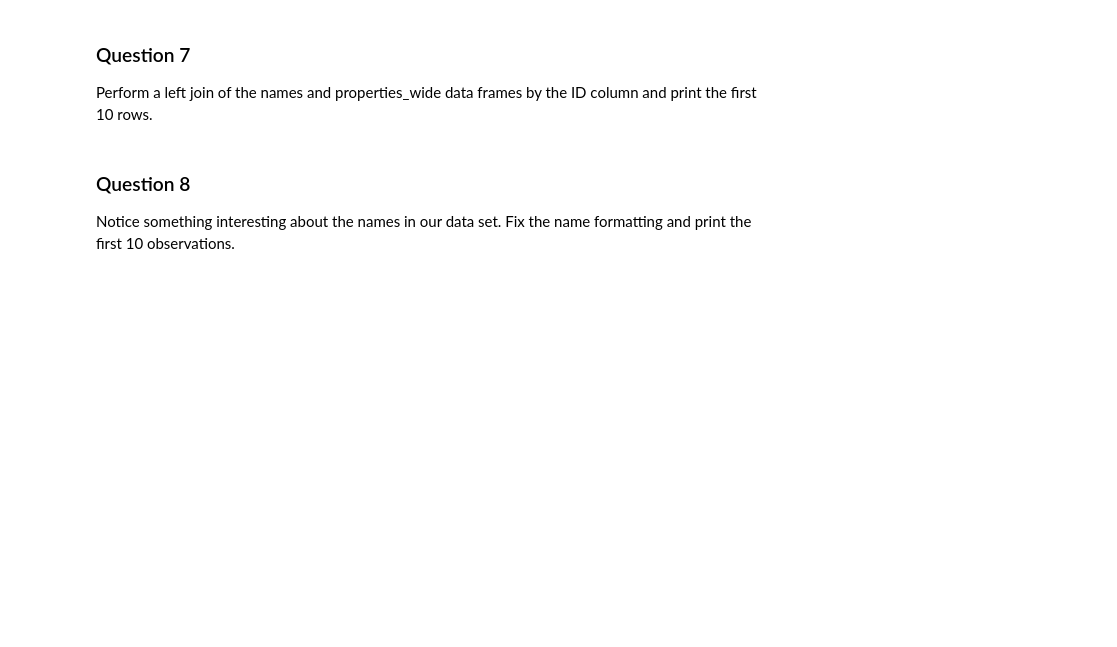
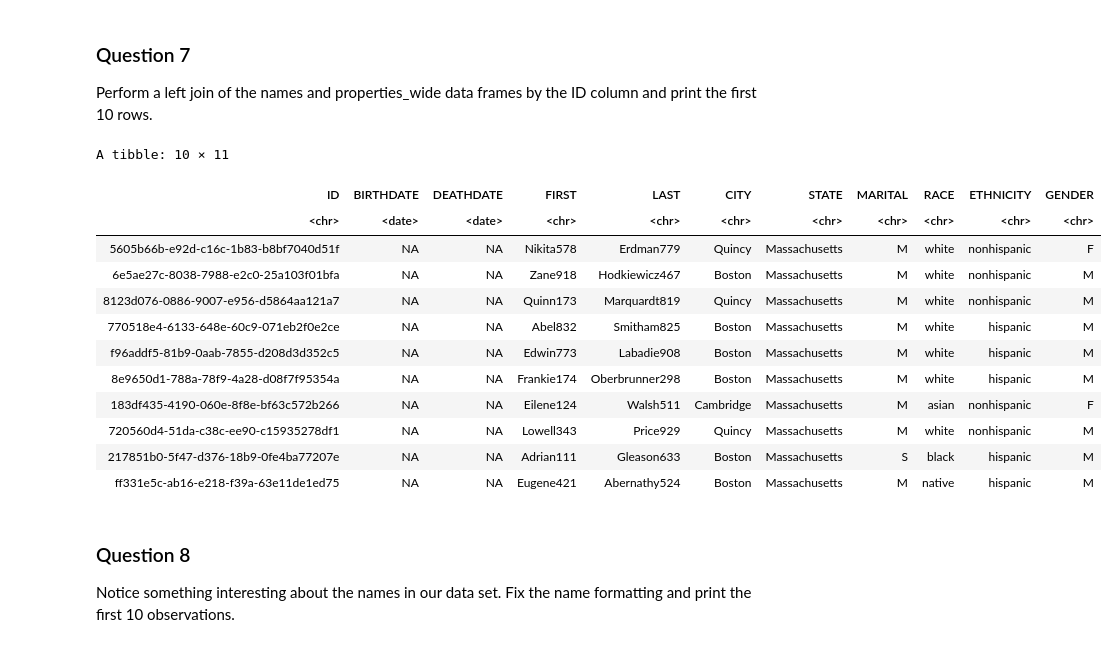
Before and after one commit to DudhiData/BIOS512, a Jupyter notebook: HW2/BIOS512_HW2.ipynb, the cells around one changed output. Cells and saved outputs as stored; diff of their text form; code cells hidden in the pictures; blank space fills up the shorter version.

```diff
--- a/HW2/BIOS512_HW2.ipynb
+++ b/HW2/BIOS512_HW2.ipynb
@@ -315,6 +365,23 @@ In the data frame pulled from patient_properties, you'll notice that the data is
 # %% [markdown]
 ### Question 7
 Perform a left join of the names and properties_wide data frames by the ID column and print the first 10 rows.
+# %%
+joined_names <- names %>% left_join(wide_properties, by = "ID");
+head(joined_names, 10);
+# %% [output]
+A tibble: 10 × 11
+| ID | BIRTHDATE | DEATHDATE | FIRST | LAST | CITY | STATE | MARITAL | RACE | ETHNICITY | GENDER |
+| <chr> | <date> | <date> | <chr> | <chr> | <chr> | <chr> | <chr> | <chr> | <chr> | <chr> |
+| 5605b66b-e92d-c16c-1b83-b8bf7040d51f | NA | NA | Nikita578 | Erdman779 | Quincy | Massachusetts | M | white | nonhispanic | F |
+| 6e5ae27c-8038-7988-e2c0-25a103f01bfa | NA | NA | Zane918 | Hodkiewicz467 | Boston | Massachusetts | M | white | nonhispanic | M |
+| 8123d076-0886-9007-e956-d5864aa121a7 | NA | NA | Quinn173 | Marquardt819 | Quincy | Massachusetts | M | white | nonhispanic | M |
+| 770518e4-6133-648e-60c9-071eb2f0e2ce | NA | NA | Abel832 | Smitham825 | Boston | Massachusetts | M | white | hispanic | M |
+| f96addf5-81b9-0aab-7855-d208d3d352c5 | NA | NA | Edwin773 | Labadie908 | Boston | Massachusetts | M | white | hispanic | M |
+| 8e9650d1-788a-78f9-4a28-d08f7f95354a | NA | NA | Frankie174 | Oberbrunner298 | Boston | Massachusetts | M | white | hispanic | M |
+| 183df435-4190-060e-8f8e-bf63c572b266 | NA | NA | Eilene124 | Walsh511 | Cambridge | Massachusetts | M | asian | nonhispanic | F |
+| 720560d4-51da-c38c-ee90-c15935278df1 | NA | NA | Lowell343 | Price929 | Quincy | Massachusetts | M | white | nonhispanic | M |
+| 217851b0-5f47-d376-18b9-0fe4ba77207e | NA | NA | Adrian111 | Gleason633 | Boston | Massachusetts | S | black | hispanic | M |
+| ff331e5c-ab16-e218-f39a-63e11de1ed75 | NA | NA | Eugene421 | Abernathy524 | Boston | Massachusetts | M | native | hispanic | M |
 # %% [markdown]
 ### Question 8
 Notice something interesting about the names in our data set. Fix the name formatting and print the first 10 observations.
```
Also changed, not shown: parts of 6 cells of this notebook.
